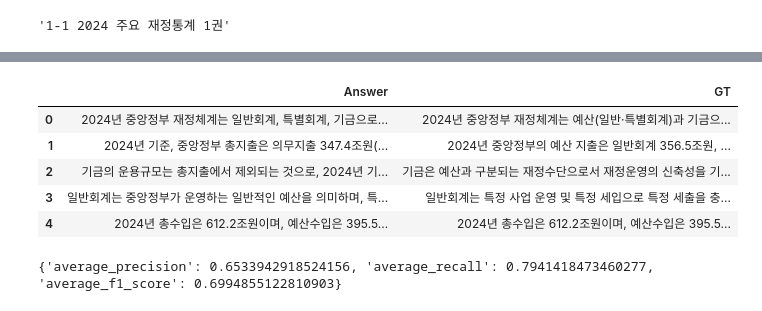
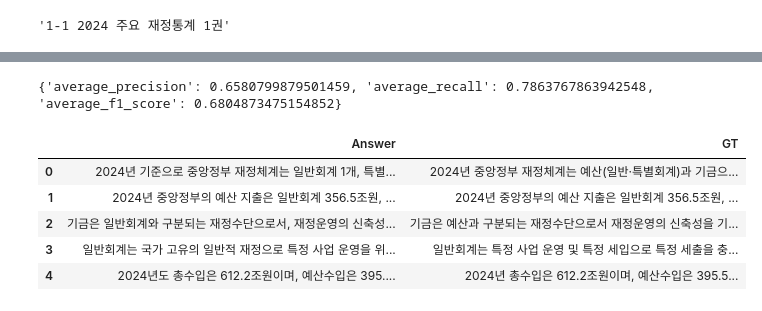
Before and after one commit to khw11044/FAISSPipeLine, a Jupyter notebook: 1.get_traindata.ipynb, the cells around one changed output, grey strips where cells are left out. Saved outputs shown, nothing was run; the diff lists cells and outputs as text; code cells hidden in the pictures.

```diff
--- a/1.get_traindata.ipynb
+++ b/1.get_traindata.ipynb
@@ -92,7 +91,7 @@ Processing 국토교통부_민간임대(융자)...
 # %%
 source = source_list[0]
 
-target_df = df[df['Source'] == source][:10]
+target_df = df[df['Source'] == source][:]
 # %%
 source
 # %% [output]
@@ -106,4 +132,6 @@ pipeline = Ragpipeline(f'train_data/{reversed_file_mapping[source]}')
 # %%
+pipeline = Ragpipeline(f'train_data/{reversed_file_mapping[source]}', config)
+
 # 결과를 저장할 리스트 초기화
 results = []
 
@@ -128,5 +156,16 @@ for _, row in tqdm(target_df.iterrows(), total=len(target_df), desc=f"Answering
         "Answer": first_line_response,
         "GT": row['Answer']
     })
+
+# results 리스트를 DataFrame으로 변환
+df_results = pd.DataFrame(results)
+pred = df_results['Answer']
+gt = df_results['GT']
+
+f1_score = calculate_average_f1_score(gt, pred)
+print(f1_score)
+
+# 데이터프레임 출력
+df_results.head()
 # %% [output]
 Question: 2024년 중앙정부 재정체계는 어떻게 구성되어 있나요?
@@ -194,13 +216,0 @@ results
-# %%
-# results 리스트를 DataFrame으로 변환
-df_results = pd.DataFrame(results)
-
-# 데이터프레임 출력
-df_results.head()
-# %% [output]
-|  | Answer | GT |
-| 0 | 2024년 중앙정부 재정체계는 일반회계, 특별회계, 기금으로... | 2024년 중앙정부 재정체계는 예산(일반·특별회계)과 기금으... |
-| 1 | 2024년 기준, 중앙정부 총지출은 의무지출 347.4조원(... | 2024년 중앙정부의 예산 지출은 일반회계 356.5조원, ... |
-| 2 | 기금의 운용규모는 총지출에서 제외되는 것으로, 2024년 기... | 기금은 예산과 구분되는 재정수단으로서 재정운영의 신축성을 기... |
-| 3 | 일반회계는 중앙정부가 운영하는 일반적인 예산을 의미하며, 특... | 일반회계는 특정 사업 운영 및 특정 세입으로 특정 세출을 충... |
-| 4 | 2024년 총수입은 612.2조원이며, 예산수입은 395.5... | 2024년 총수입은 612.2조원이며, 예산수입은 395.5... |
@@ -210,5 +216,0 @@ gt = df_results['GT']
-# %%
-f1_score = calculate_average_f1_score(gt, pred)
-print(f1_score)
-# %% [output]
-{'average_precision': 0.6533942918524156, 'average_recall': 0.7941418473460277, 'average_f1_score': 0.6994855122810903}
@@ -214,0 +246,46 @@ print(f1_score)
+# %%
+pipeline = Ragpipeline(f'train_data/{reversed_file_mapping[source]}', config)
+
+# 결과를 저장할 리스트 초기화
+results = []
+
+for _, row in tqdm(target_df.iterrows(), total=len(target_df), desc=f"Answering Questions"):
+    # 소스 문자열 정규화
+    source = normalize_path(row['Source'])
+
+    # 질문
+    question = row['Question']
+    # print(f"Question: {question}")
+
+    # 대답
+    full_response = pipeline.answer_generation(question)
+    first_line_response = full_response.split("\n")[0]
+    # print(f"Answer: {first_line_response}")
+
+    # 정답
+    # print(f"GT: {row['Answer']}\n")
+
+    # 결과 저장
+    results.append({
+        "Answer": first_line_response,
+        "GT": row['Answer']
+    })
+
+# results 리스트를 DataFrame으로 변환
+df_results = pd.DataFrame(results)
+pred = df_results['Answer']
+gt = df_results['GT']
+
+f1_score = calculate_average_f1_score(gt, pred)
+print(f1_score)
+
+# 데이터프레임 출력
+df_results.head()
+# %% [output]
+{'average_precision': 0.6580799879501459, 'average_recall': 0.7863767863942548, 'average_f1_score': 0.6804873475154852}
+|  | Answer | GT |
+| 0 | 2024년 기준으로 중앙정부 재정체계는 일반회계 1개, 특별... | 2024년 중앙정부 재정체계는 예산(일반·특별회계)과 기금으... |
+| 1 | 2024년 중앙정부의 예산 지출은 일반회계 356.5조원, ... | 2024년 중앙정부의 예산 지출은 일반회계 356.5조원, ... |
+| 2 | 기금은 일반회계와 구분되는 재정수단으로서, 재정운영의 신축성... | 기금은 예산과 구분되는 재정수단으로서 재정운영의 신축성을 기... |
+| 3 | 일반회계는 국가 고유의 일반적 재정으로 특정 사업 운영을 위... | 일반회계는 특정 사업 운영 및 특정 세입으로 특정 세출을 충... |
+| 4 | 2024년도 총수입은 612.2조원이며, 예산수입은 395.... | 2024년 총수입은 612.2조원이며, 예산수입은 395.5... |
```
Also changed, not shown: parts of 13 cells of this notebook, 11 other files.
